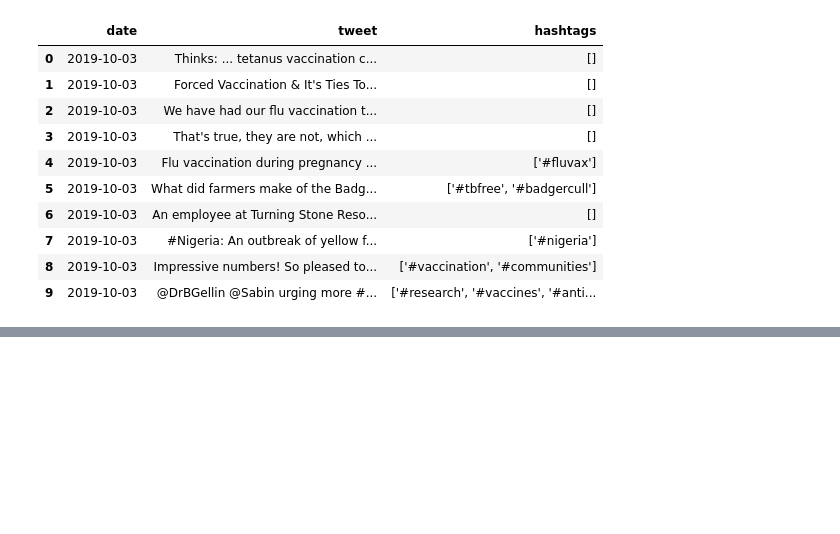
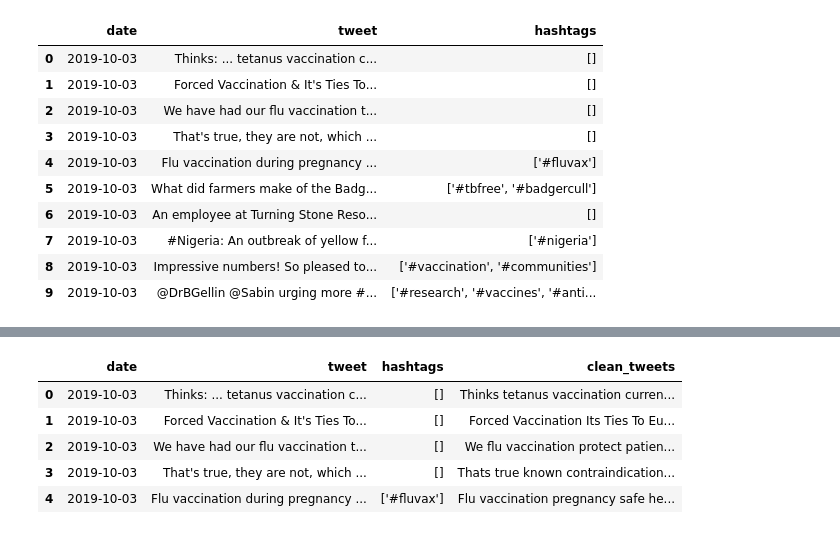
Before and after one commit to vanand96/VaccineDataAnalyzer, a Jupyter notebook: Project_Pandas.ipynb, the cells around one changed output, grey strips where cells are left out. Drawn from its saved outputs; the diff is of its cells as text; code cells hidden in the pictures; blank space fills up the shorter version.

```diff
--- a/Project_Pandas.ipynb
+++ b/Project_Pandas.ipynb
@@ -90,0 +232,19 @@ df.head(10)
+# %%
+# Clean tweets and append to new column
+tweets = df['tweet']
+clean_tweets = []
+for tweet in tweets:
+    c = TwitterPreprocessor((tweet))
+    c.fully_preprocess()
+    c = c.text
+    clean_tweets.append(c)
+
+df['clean_tweets'] = clean_tweets
+df.head(5)
+# %% [output]
+|  | date | tweet | hashtags | clean_tweets |
+| 0 | 2019-10-03 | Thinks: ... tetanus vaccination c... | [] | Thinks tetanus vaccination curren... |
+| 1 | 2019-10-03 | Forced Vaccination & It's Ties To... | [] | Forced Vaccination Its Ties To Eu... |
+| 2 | 2019-10-03 | We have had our flu vaccination t... | [] | We flu vaccination protect patien... |
+| 3 | 2019-10-03 | That's true, they are not, which ... | [] | Thats true known contraindication... |
+| 4 | 2019-10-03 | Flu vaccination during pregnancy ... | ['#fluvax'] | Flu vaccination pregnancy safe he... |
```
Also changed, not shown: parts of 8 cells of this notebook, 1 other file.
